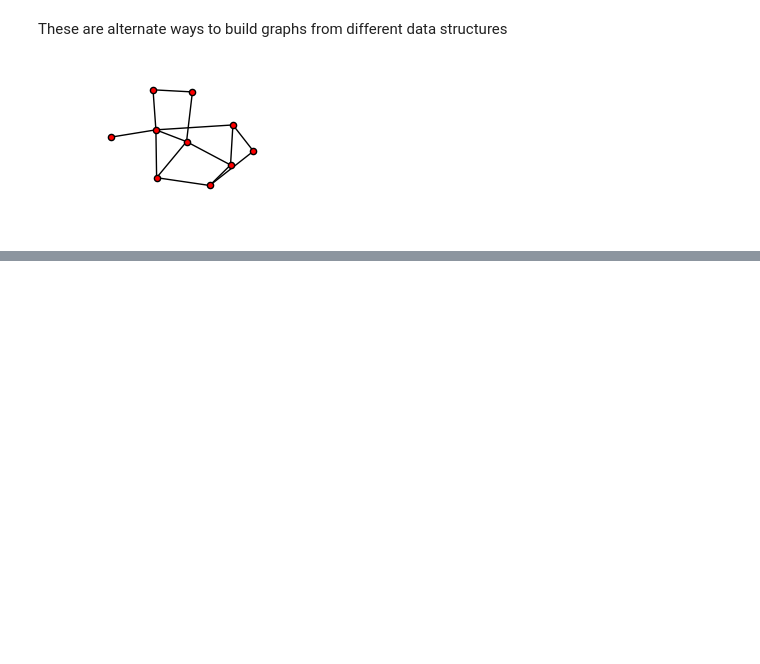
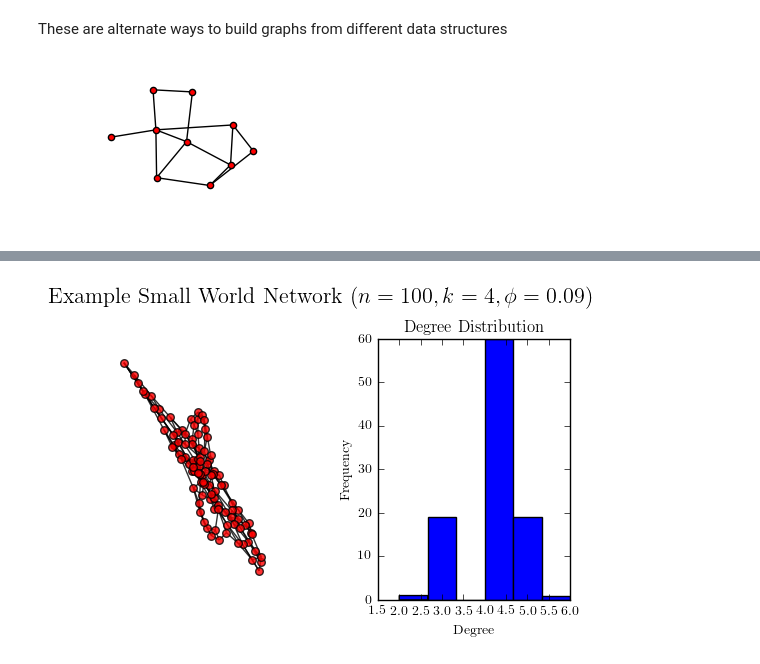
Before and after one commit to bit-lsi/BMDL2016, a Jupyter notebook: exercises/networkx_primer.ipynb, the cells around one changed output, grey strips where cells are left out. Saved outputs shown, nothing was run; the diff lists cells and outputs as text; code cells hidden in the pictures; blank space fills up the shorter version.

```diff
--- a/exercises/networkx_primer.ipynb
+++ b/exercises/networkx_primer.ipynb
@@ -109,0 +190,6 @@ nx.draw(H, node_size=20)
+# %%
+n, k, p = 100, 4, 0.09
+ern = nx.watts_strogatz_graph(n, k, p)
+draw_network_example(ern, 'Example Small World Network $(n={}, k={}, \phi={})$'.format(n, k, p))
+# %% [output]
+[figure, added]
```
Also changed, not shown: parts of 31 cells of this notebook, 1 other file.
